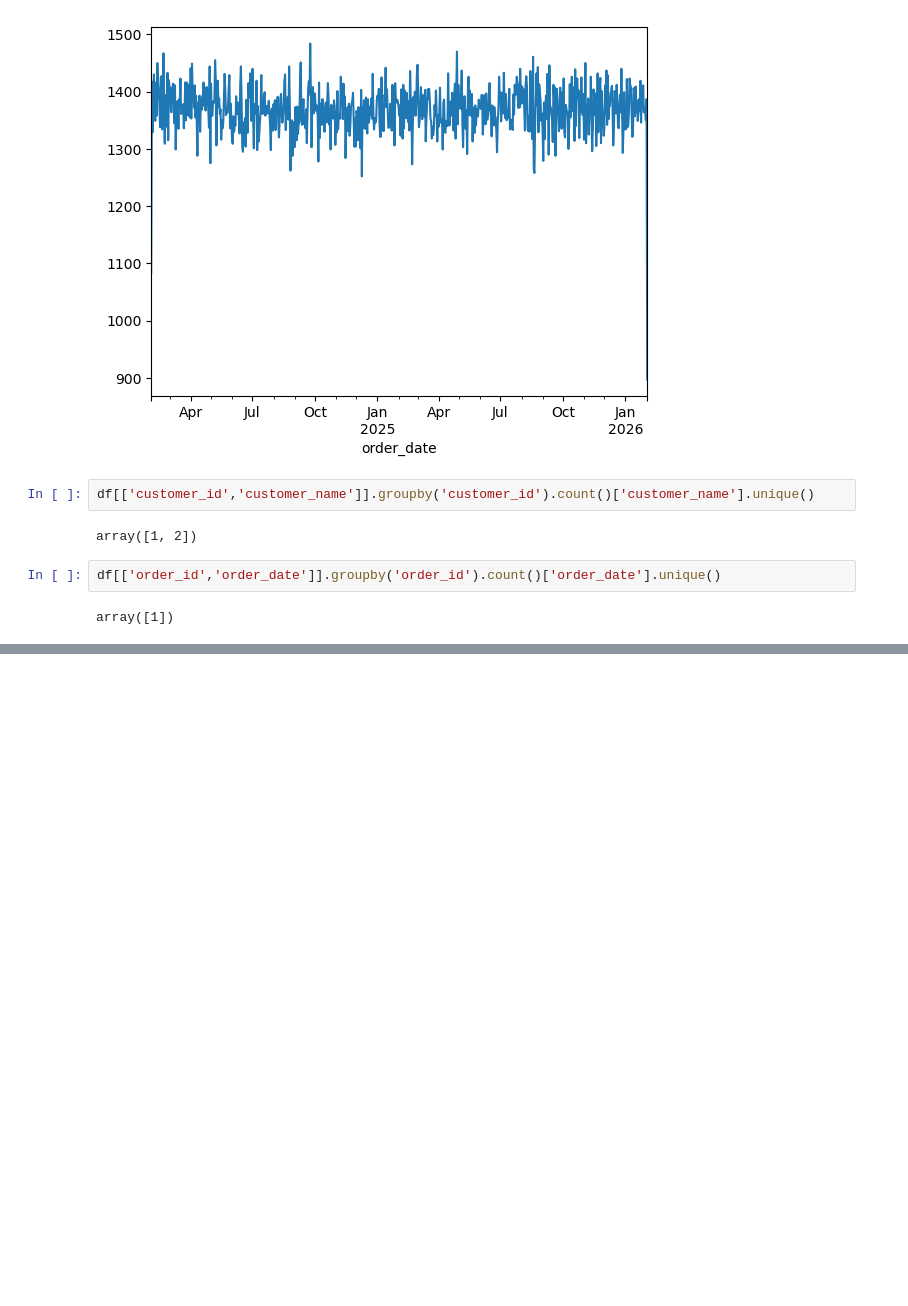
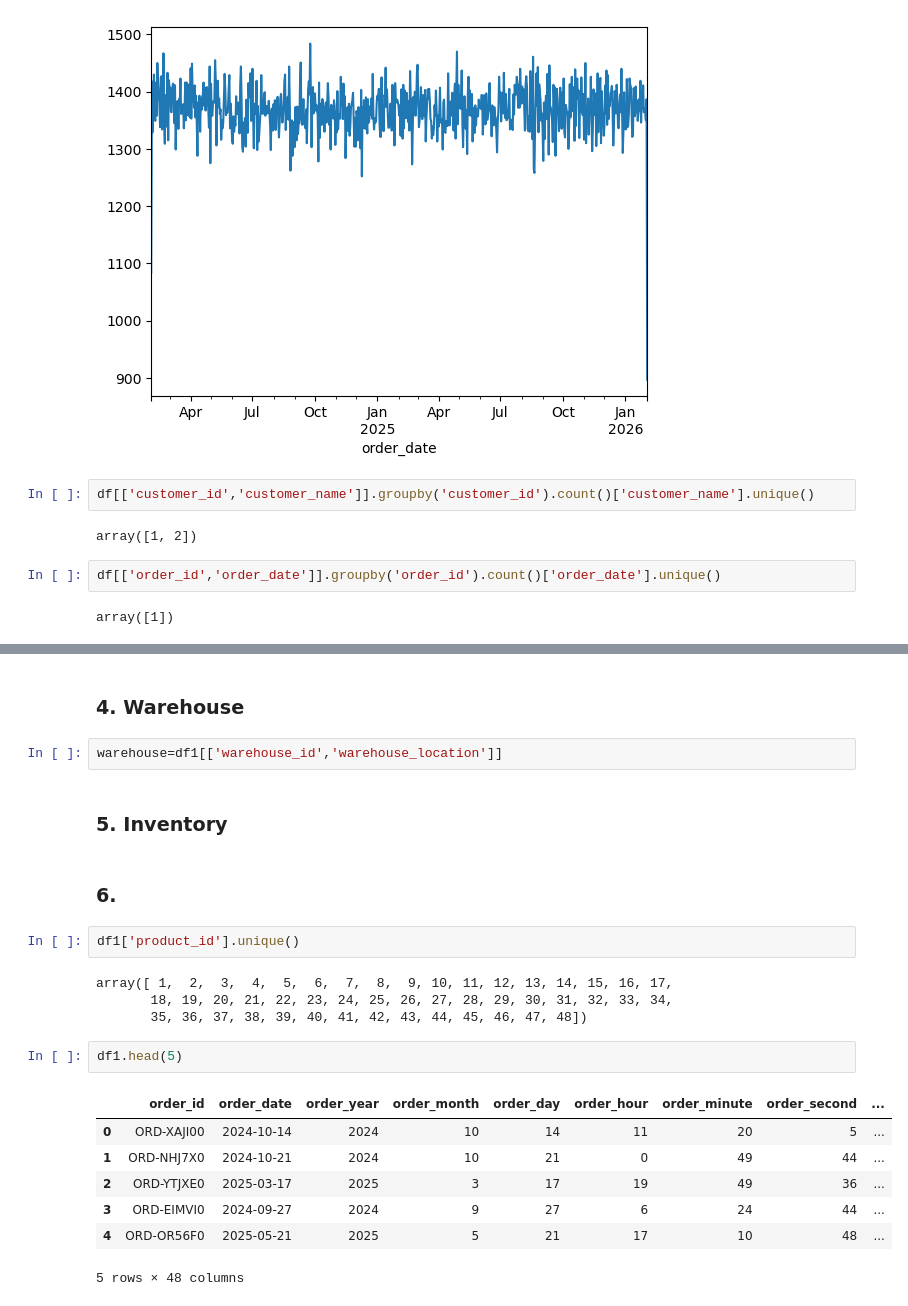
Before and after one commit to tanaymahapatra/E-commerce-Database-Management-and-Inventory-Optimization, a Jupyter notebook: Data_Analysis.ipynb, the cells around one changed output, grey strips where cells are left out. Drawn from its saved outputs; the diff is of its cells as text; blank space fills up the shorter version.

```diff
--- a/Data_Analysis.ipynb
+++ b/Data_Analysis.ipynb
@@ -269,0 +645,24 @@ array([1])
+# %% [markdown]
+### 4. Warehouse
+# %%
+warehouse=df1[['warehouse_id','warehouse_location']]
+# %% [markdown]
+### 5. Inventory
+# %% [markdown]
+### 6.
+# %%
+df1['product_id'].unique()
+# %% [output]
+array([ 1,  2,  3,  4,  5,  6,  7,  8,  9, 10, 11, 12, 13, 14, 15, 16, 17,
+       18, 19, 20, 21, 22, 23, 24, 25, 26, 27, 28, 29, 30, 31, 32, 33, 34,
+       35, 36, 37, 38, 39, 40, 41, 42, 43, 44, 45, 46, 47, 48])
+# %%
+df1.head(5)
+# %% [output]
+|  | order_id | order_date | order_year | order_month | order_day | order_hour | order_minute | order_second | ... |
+| 0 | ORD-XAJI00 | 2024-10-14 | 2024 | 10 | 14 | 11 | 20 | 5 | ... |
+| 1 | ORD-NHJ7X0 | 2024-10-21 | 2024 | 10 | 21 | 0 | 49 | 44 | ... |
+| 2 | ORD-YTJXE0 | 2025-03-17 | 2025 | 3 | 17 | 19 | 49 | 36 | ... |
+| 3 | ORD-EIMVI0 | 2024-09-27 | 2024 | 9 | 27 | 6 | 24 | 44 | ... |
+| 4 | ORD-OR56F0 | 2025-05-21 | 2025 | 5 | 21 | 17 | 10 | 48 | ... |
+5 rows × 48 columns
```
Also changed, not shown: parts of 23 cells of this notebook, 1 other file.
